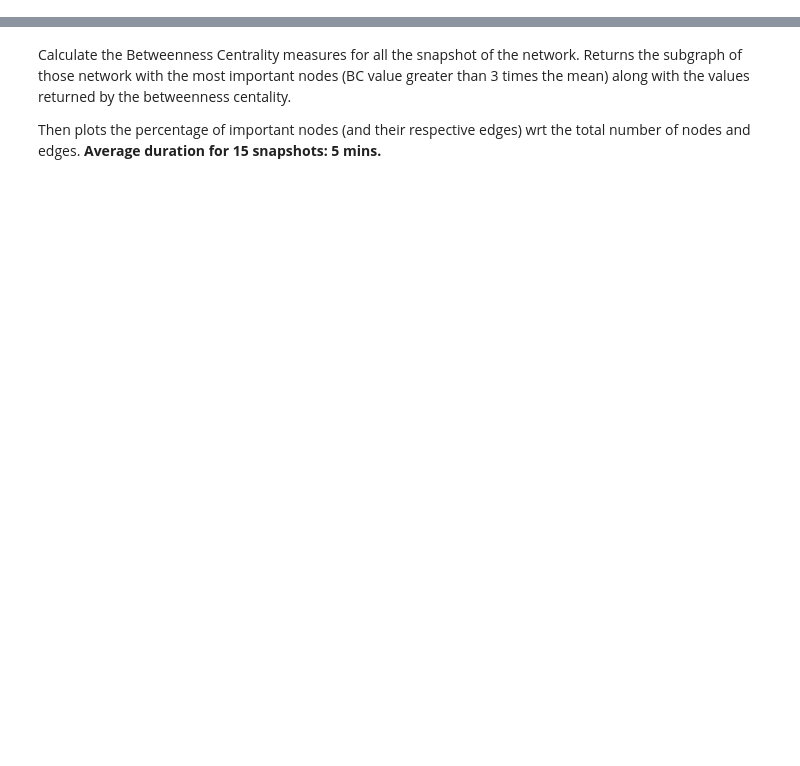
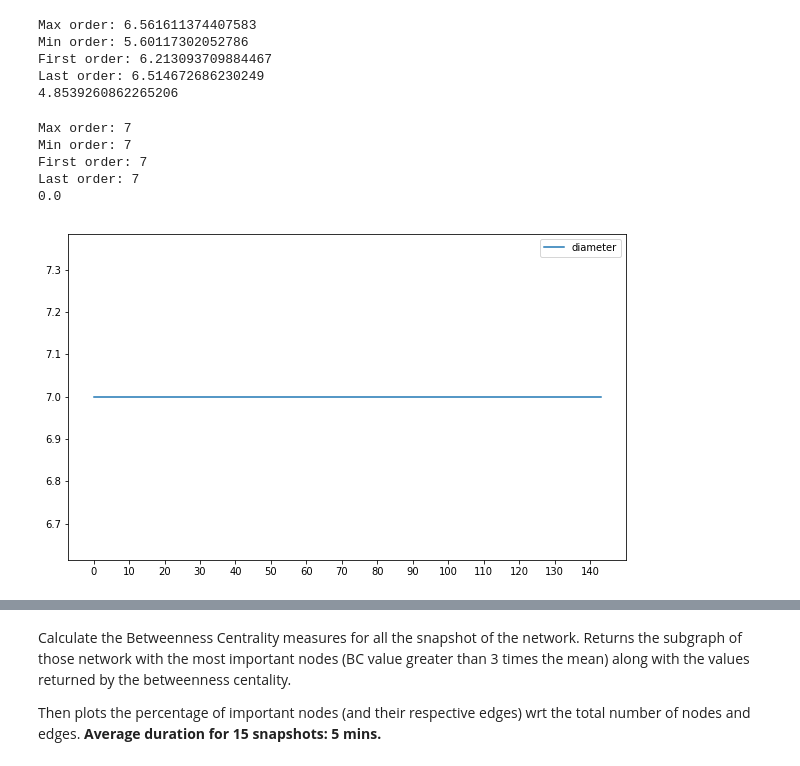
Before and after one commit to kumasan-t/robustness_measures_notebook, a Jupyter notebook: plot.ipynb, the cells around one changed output, grey strips where cells are left out. Drawn from its saved outputs; the diff is of its cells as text; code cells hidden in the pictures; blank space fills up the shorter version.

```diff
--- a/plot.ipynb
+++ b/plot.ipynb
@@ -48,0 +137,18 @@ plot.plot_number_of_nodes(full_day_graph_list, step=10, filename='daily_number_o
+# %%
+max_order = 0
+min_order = graph_list[0].number_of_nodes()
+first_order = graph_list[0].number_of_nodes()
+last_order = graph_list[len(graph_list) - 1].number_of_nodes()
+for graph in graph_list:
+    if max_order < graph.number_of_nodes():
+        max_order = graph.number_of_nodes()
+    if min_order > graph.number_of_nodes():
+        min_order = graph.number_of_nodes()
+
+print('Max order: ' + str(max_order))
+print('Min order: ' + str(min_order))
+print('First order: ' + str(first_order))
+print('Last order: ' + str(last_order))
+
+variation = ((last_order - first_order) / first_order) * 100
+print(variation)
@@ -48,0 +161,59 @@ plot.plot_number_of_nodes(full_day_graph_list, step=10, filename='daily_number_o
+# %%
+max_order = 0
+avg_degree_list = [sum([x[1] for x in graph.degree()]) / float(graph.order()) for graph in graph_list]
+min_order = avg_degree_list[0]
+first_order = avg_degree_list[0]
+last_order = avg_degree_list[len(avg_degree_list) - 1]
+for avg_degree in avg_degree_list:
+    if max_order < avg_degree:
+        max_order = avg_degree
+    if min_order > avg_degree:
+        min_order = avg_degree
+
+print('Max order: ' + str(max_order))
+print('Min order: ' + str(min_order))
+print('First order: ' + str(first_order))
+print('Last order: ' + str(last_order))
+
+variation = ((last_order - first_order) / first_order) * 100
+print(variation)
+# %% [output]
+Max order: 6.561611374407583
+Min order: 5.60117302052786
+First order: 6.213093709884467
+Last order: 6.514672686230249
+4.8539260862265206
+# %%
+max_order = 0
+avg_degree_list = [nx.diameter(graph) for graph in graph_list]
+min_order = avg_degree_list[0]
+first_order = avg_degree_list[0]
+last_order = avg_degree_list[len(avg_degree_list) - 1]
+for avg_degree in avg_degree_list:
+    if max_order < avg_degree:
+        max_order = avg_degree
+    if min_order > avg_degree:
+        min_order = avg_degree
+
+print('Max order: ' + str(max_order))
+print('Min order: ' + str(min_order))
+print('First order: ' + str(first_order))
+print('Last order: ' + str(last_order))
+
+variation = ((last_order - first_order) / first_order) * 100
+print(variation)
+# %% [output]
+Max order: 7
+Min order: 7
+First order: 7
+Last order: 7
+0.0
+# %%
+plt.rcParams['figure.figsize'] = (10, 6)
+plt.plot(avg_degree_list, label='diameter')
+plt.xticks(np.arange(len(avg_degree_list), step=10))
+plt.savefig('daily_diameter0', bbox_inches='tight')
+plt.legend()
+plt.show()
+# %% [output]
+[figure, added]
```
Also changed, not shown: parts of 61 cells of this notebook.
